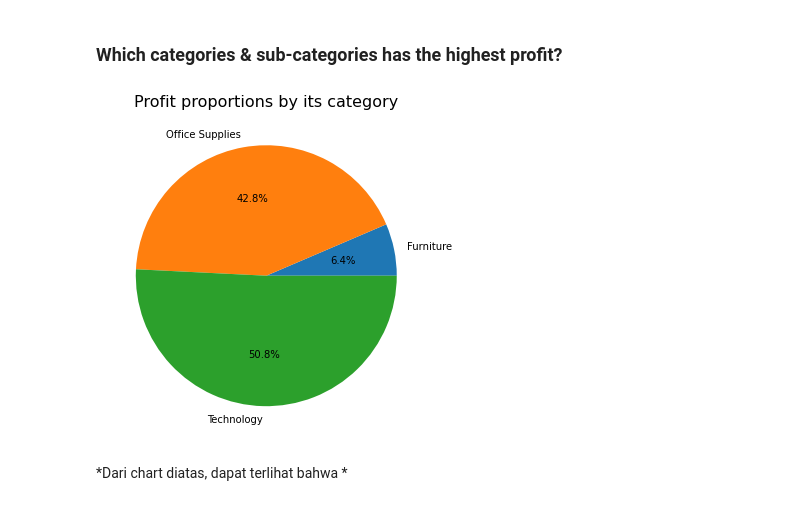
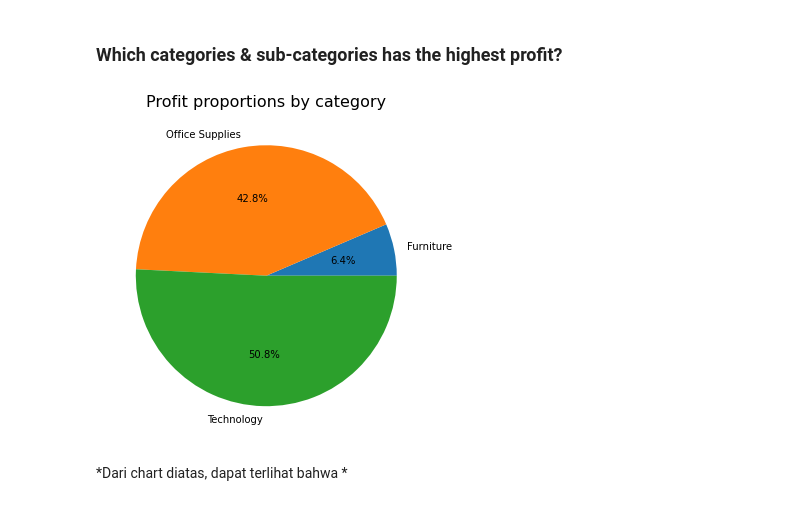
Before and after one commit to fahrizanrasyad/superstore-analysis, a Jupyter notebook: superstore_fahrizan-rasyad.ipynb, the cells around one changed output. Cells and saved outputs as stored; diff of their text form; code cells hidden in the pictures.

```diff
--- a/superstore_fahrizan-rasyad.ipynb
+++ b/superstore_fahrizan-rasyad.ipynb
@@ -247,6 +242,10 @@ drop postal code
 df = df.drop(columns=['Row ID', 'Segment', 'Country', 'Postal Code'])
 # %% [markdown]
 *some columns are dropped because they are not needed for the analysis*
+# %%
+df['Percent Profit Margin'] = ((df['Profit'] / df['Sales'])*100)
+# %%
+df['Profit per Unit'] =  (df['Profit'] / df['Quantity'])
 # %% [markdown]
 --------
 # %%
@@ -279,30 +278,29 @@ plt.show()
 # %%
 # Grouping profit by according its category
 profit_per_category = df.groupby('Category')['Profit'].sum().reset_index().sort_values(by='Profit', ascending=True)
 
-# Creating a figure
+# Creating piechart
 fig, ax = plt.subplots(figsize=(10, 6))
 fig.patch.set_facecolor('white')
 
-# Creating piechart using plt
 plt.pie(profit_per_category['Profit'], labels=profit_per_category['Category'], autopct='%1.1f%%')
-plt.title('Profit proportions by its category', fontsize=16)
+plt.title('Profit proportions by category', fontsize=16)
 
-# Creating barplot using seaborn
+# Creating barplot
 #sns.barplot(data=profit_per_category, x='Category', y='Profit', orient='v')
 
 # Inserting data value
 #ax.bar_label(ax.containers[0], fmt='%.0f', label_type='edge', fontsize=10)
 
-# Adding legend to plot
+# Inserting legend
 #ax.set_ylabel('Category')
 #ylabels = ['{:,.2f}'.format(y) for y in ax.get_yticks()/1]
 #ax.set_yticklabels(labels = ylabels)
 #ax.set_title('Total profit by its category')
 #ax.legend()
 plt.show()
 # %% [output]
-[figure, old version]
+[figure, new version]
 # %% [markdown]
 *Dari chart diatas, dapat terlihat bahwa *
 # %%
```
Also changed, not shown: parts of 11 cells of this notebook.
